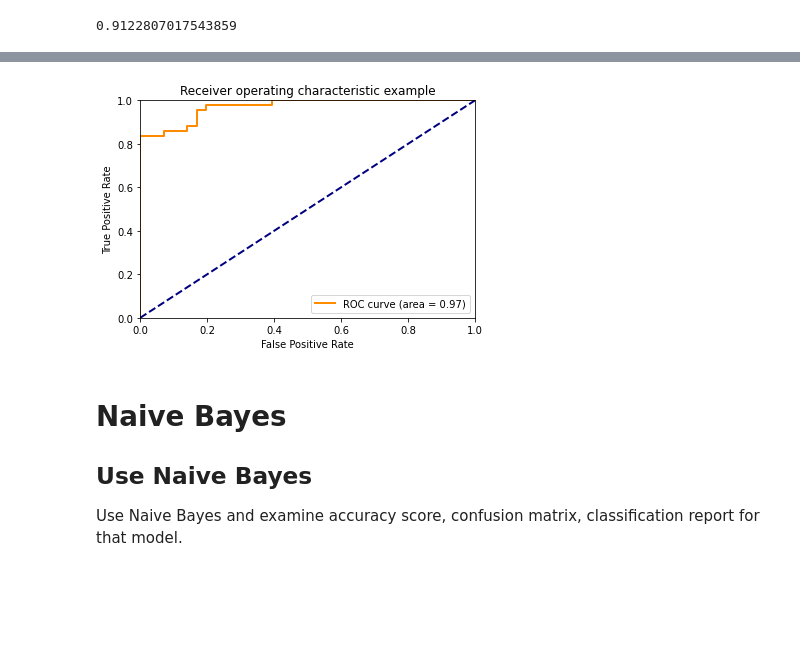
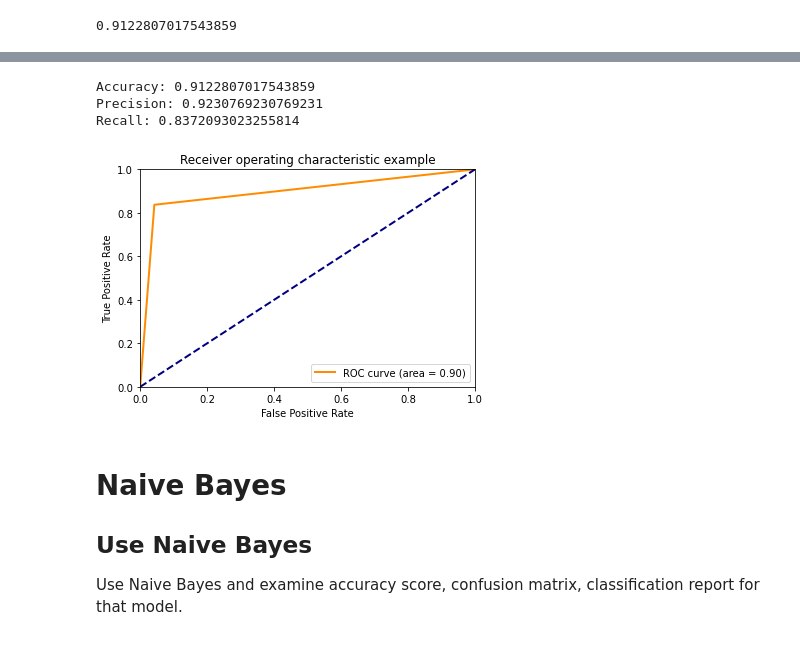
Before and after one commit to Zhouzhenjie09/IOD, a Jupyter notebook: 1_lab/mob5_lab/IOD_Lab 5.3.1.ipynb, the cells around one changed output, grey strips where cells are left out. Cells and saved outputs as stored; diff of their text form; code cells hidden in the pictures; blank space fills up the shorter version.

```diff
--- a/1_lab/mob5_lab/IOD_Lab 5.3.1.ipynb
+++ b/1_lab/mob5_lab/IOD_Lab 5.3.1.ipynb
@@ -280,5 +282,9 @@ Data columns (total 32 columns):
 dtypes: float64(30), int64(1), object(1)
 memory usage: 142.4+ KB
 # %%
-X = df[['radius_mean', 'perimeter_mean', 'area_mean']]
+X = df[['area_mean']]
 y = df['diagnosis']
+# %%
+y1 = y.replace("B", 0)
+y2 = y1.replace("M", 1)
+y2
@@ -286,6 +305,7 @@ y = df['diagnosis']
 X_train, X_test, y_train, y_test = train_test_split(X, y2, test_size=0.20, random_state=42)
 # %%
 from sklearn import svm
-clf = svm.SVC(kernel='linear', C=1000)
-clf.fit(X, y)
+
+svm_model = svm.SVC(kernel='linear', C=1000, probability=True)
+svm_model.fit(X, y2)
 # %% [output]
@@ -293,4 +313,5 @@ SVC(C=1000, kernel='linear')
 # %%
-accuracy_score(logres.predict(X_test),y_test)
+y_pred_svm = svm_model.predict(X_test)
+accuracy_score(y_pred_svm,y_test)
 # %% [output]
 0.9122807017543859
@@ -297,27 +324,35 @@ accuracy_score(logres.predict(X_test),y_test)
+# %%
+print("Accuracy:",metrics.accuracy_score(y_test, y_pred))
+print("Precision:",metrics.precision_score(y_test,y_pred))
+print("Recall:",metrics.recall_score(y_test,y_pred))
+# %% [output]
+Accuracy: 0.9122807017543859
+Precision: 0.9230769230769231
+Recall: 0.8372093023255814
 # %%
 # Generate the prediction values for each of the test observations using predict_proba() function rather than just predict
-preds = logres.predict_proba(X_test)[:,1]
+preds_svm = svm_model.predict_proba(X_test)[:,1]
 
 # Store the false positive rate(fpr), true positive rate (tpr) in vectors for use in the graph
-fpr, tpr, _ = metrics.roc_curve(y_test, preds)
+fpr, tpr, _ = metrics.roc_curve(y_test, y_pred_svm)
 
 # Store the Area Under the Curve (AUC) so we can annotate our graph with theis metric
 roc_auc = metrics.auc(fpr, tpr)
 
 # Plot the ROC Curve
 plt.figure()
 lw = 2
 plt.plot(fpr, tpr, color='darkorange', lw = lw, label = 'ROC curve (area = %0.2f)' % roc_auc)
 plt.plot([0, 1], [0, 1], color = 'navy', lw = lw, linestyle = '--')
 plt.xlim([0.0, 1.0])
 plt.ylim([0.0, 1.0])
 plt.xlabel('False Positive Rate')
 plt.ylabel('True Positive Rate')
 plt.title('Receiver operating characteristic example')
 plt.legend(loc = "lower right")
 plt.show()
 # %% [output]
-[figure, old version]
+[figure, new version]
 # %% [markdown]
 # Naive Bayes
 ## Use Naive Bayes
```
Also changed, not shown: parts of 25 cells of this notebook, 9 other files.
